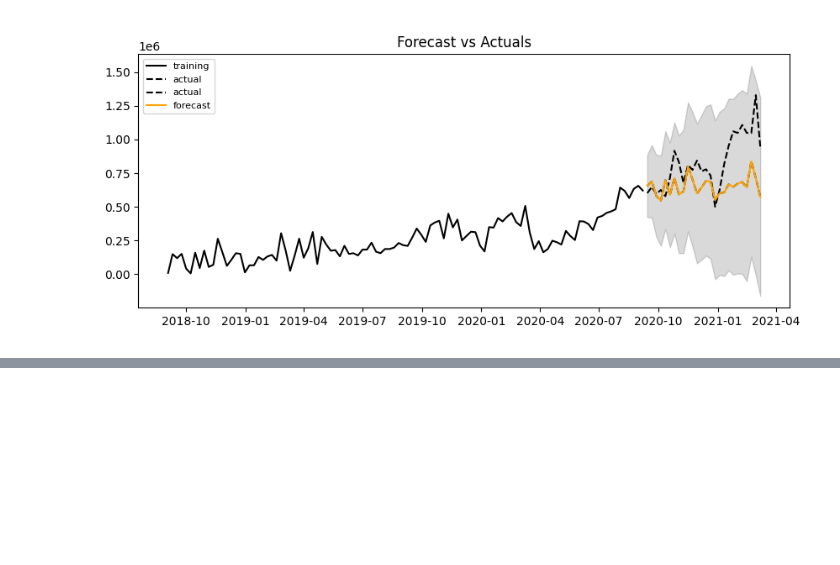
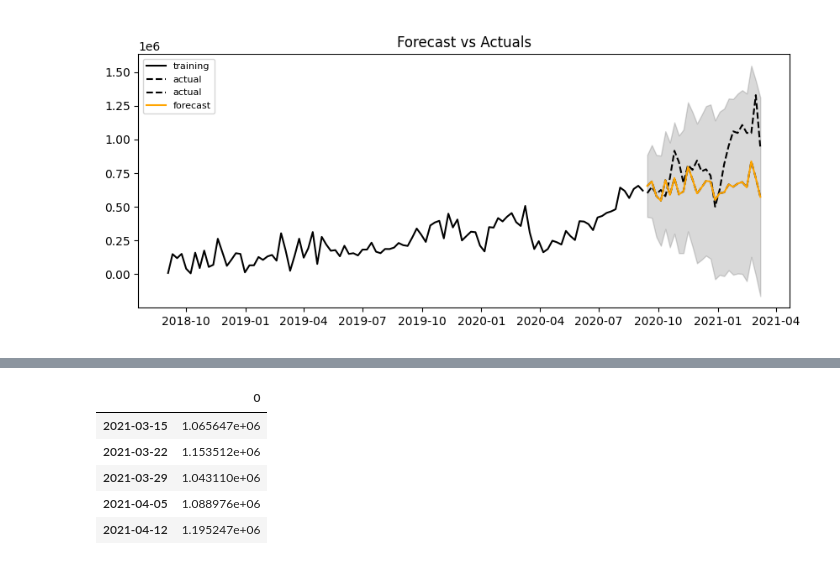
Before and after one commit to valeria0801/Insurance_claiming_forecasting, a Jupyter notebook: notebooks/CARTERA COLECTIVA BEST MODEL.ipynb, the cells around one changed output, grey strips where cells are left out. Cells and saved outputs as stored; diff of their text form; code cells hidden in the pictures; blank space fills up the shorter version.

```diff
--- a/notebooks/CARTERA COLECTIVA BEST MODEL.ipynb
+++ b/notebooks/CARTERA COLECTIVA BEST MODEL.ipynb
@@ -283,0 +347,9 @@ MAPE = 0.203
+# %%
+future_predicted_amount_df_full_data
+# %% [output]
+|  | 0 |
+| 2021-03-15 | 1.065647e+06 |
+| 2021-03-22 | 1.153512e+06 |
+| 2021-03-29 | 1.043110e+06 |
+| 2021-04-05 | 1.088976e+06 |
+| 2021-04-12 | 1.195247e+06 |
```
Also changed, not shown: parts of 14 cells of this notebook, 4 other files.
